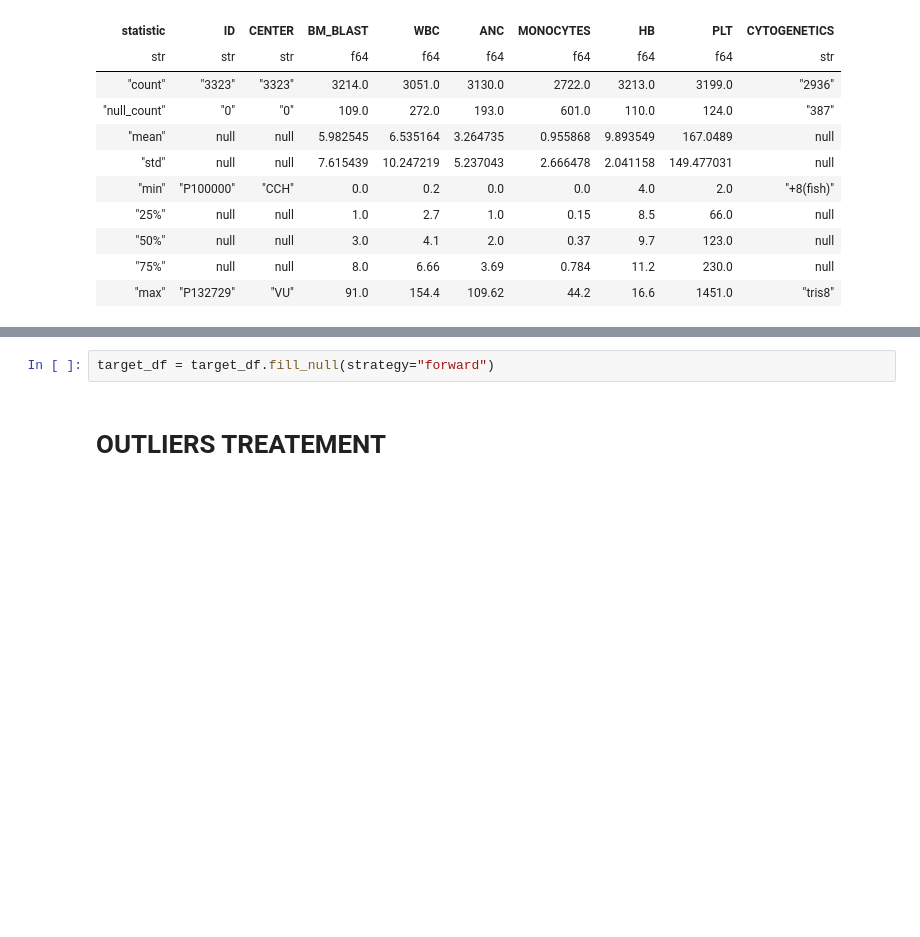
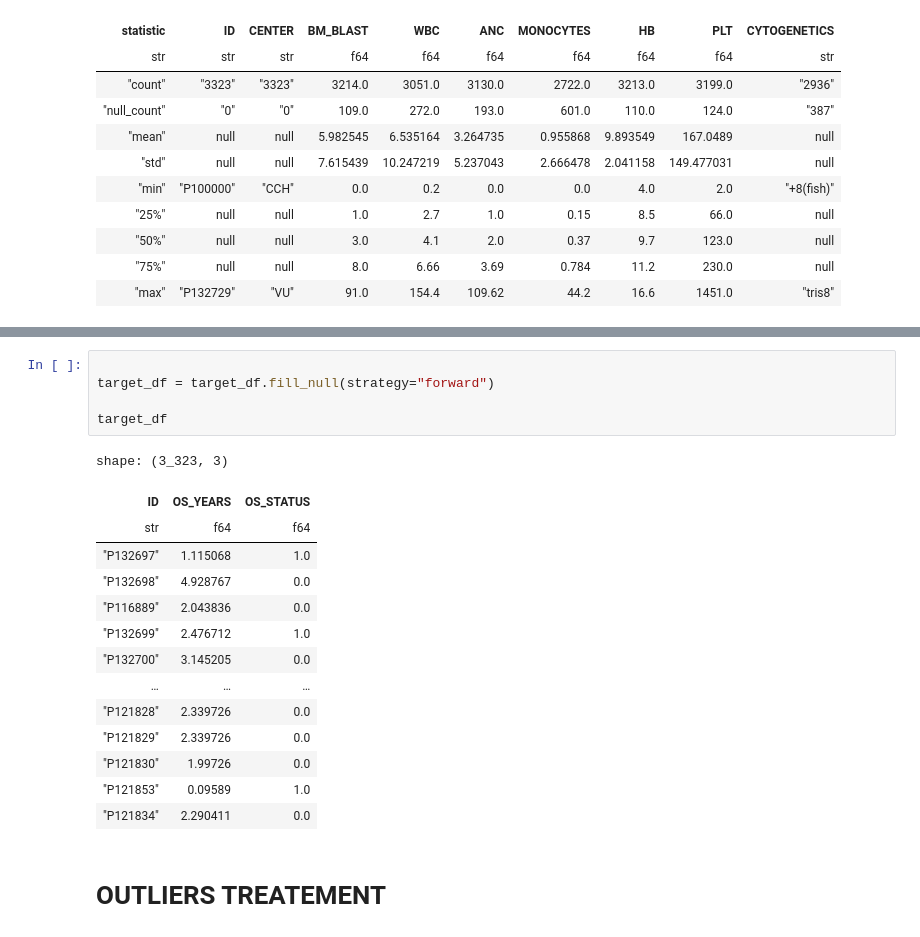
Before and after one commit to motawassimlahmadi/leukemia-survival-analysis, a Jupyter notebook: notebooks/DataPrep.ipynb, the cells around one changed output, grey strips where cells are left out. Drawn from its saved outputs; the diff is of its cells as text; blank space fills up the shorter version.

```diff
--- a/notebooks/DataPrep.ipynb
+++ b/notebooks/DataPrep.ipynb
@@ -110,5 +88,23 @@ mol_df = mol_df.with_columns([imputed_pl[col].alias(col) for col in quant_vars])
 # %%
+
 target_df = target_df.fill_null(strategy="forward")
+
+target_df
+# %% [output]
+shape: (3_323, 3)
+| ID | OS_YEARS | OS_STATUS |
+| str | f64 | f64 |
+| "P132697" | 1.115068 | 1.0 |
+| "P132698" | 4.928767 | 0.0 |
+| "P116889" | 2.043836 | 0.0 |
+| "P132699" | 2.476712 | 1.0 |
+| "P132700" | 3.145205 | 0.0 |
+| … | … | … |
+| "P121828" | 2.339726 | 0.0 |
+| "P121829" | 2.339726 | 0.0 |
+| "P121830" | 1.99726 | 0.0 |
+| "P121853" | 0.09589 | 1.0 |
+| "P121834" | 2.290411 | 0.0 |
 # %% [markdown]
 # OUTLIERS TREATEMENT
 # %% [markdown]
```
Also changed, not shown: parts of 31 cells of this notebook.
